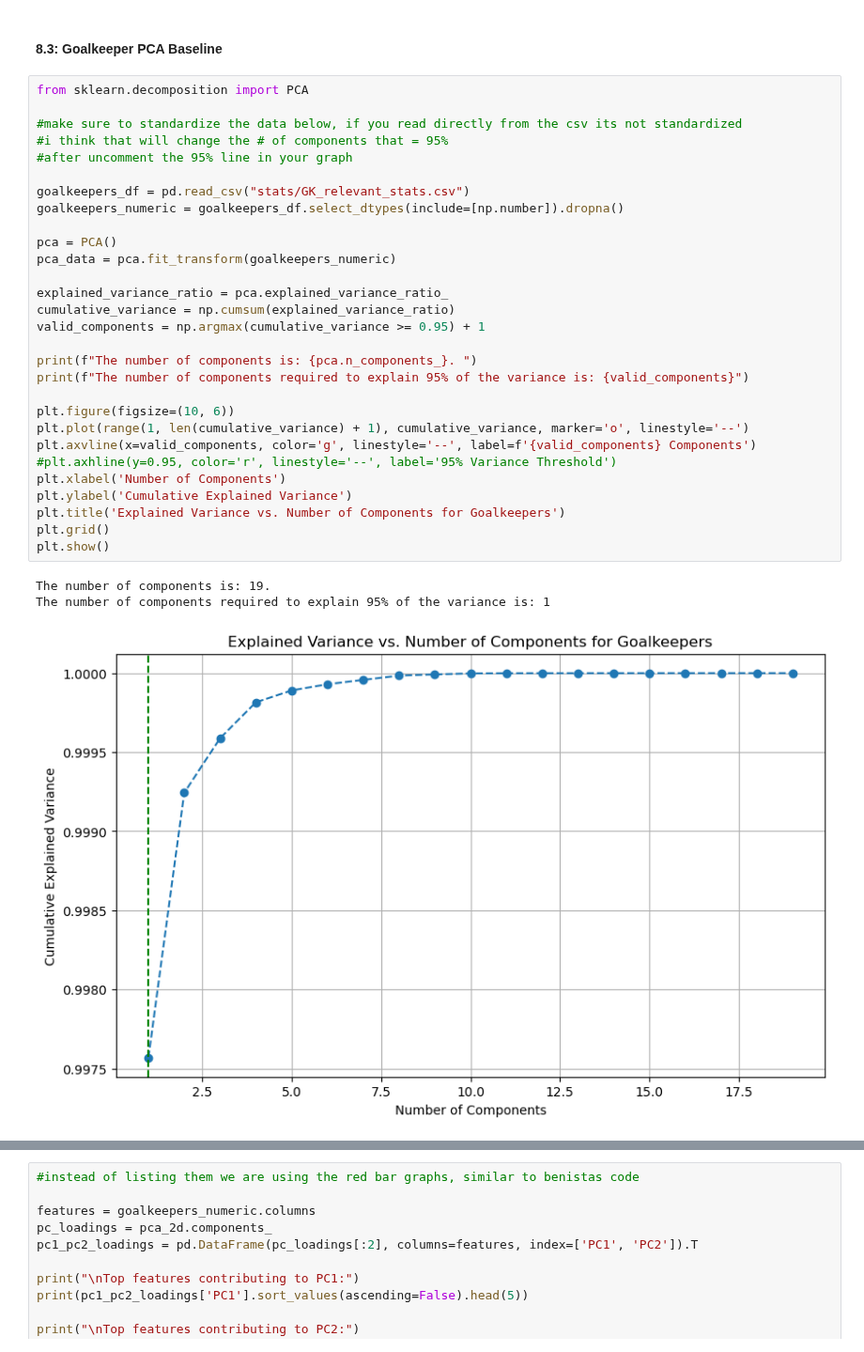
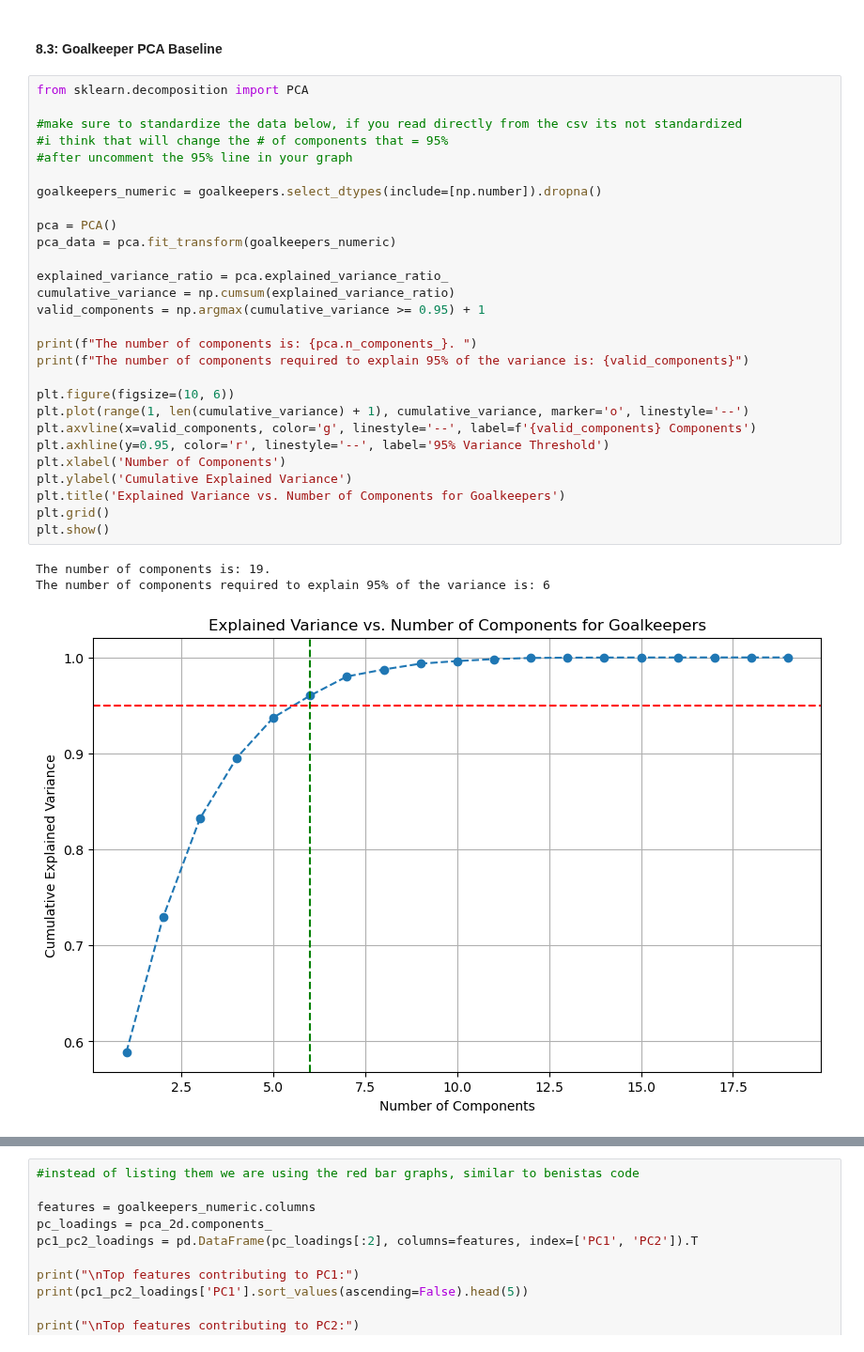
Before and after one commit to kezeani/109aproject, a Jupyter notebook: project.ipynb, the cells around one changed output, grey strips where cells are left out. Shown at 94% size. Cells and saved outputs as stored; diff of their text form.

```diff
--- a/project.ipynb
+++ b/project.ipynb
@@ -531,36 +531,35 @@ plt.show()
 # %%
 from sklearn.decomposition import PCA
 
 #make sure to standardize the data below, if you read directly from the csv its not standardized
 #i think that will change the # of components that = 95%
 #after uncomment the 95% line in your graph
 
-goalkeepers_df = pd.read_csv("stats/GK_relevant_stats.csv")
-goalkeepers_numeric = goalkeepers_df.select_dtypes(include=[np.number]).dropna()
+goalkeepers_numeric = goalkeepers.select_dtypes(include=[np.number]).dropna()
 
 pca = PCA()
 pca_data = pca.fit_transform(goalkeepers_numeric)
 
 explained_variance_ratio = pca.explained_variance_ratio_
 cumulative_variance = np.cumsum(explained_variance_ratio)
 valid_components = np.argmax(cumulative_variance >= 0.95) + 1
 
 print(f"The number of components is: {pca.n_components_}. ")
 print(f"The number of components required to explain 95% of the variance is: {valid_components}")
 
 plt.figure(figsize=(10, 6))
 plt.plot(range(1, len(cumulative_variance) + 1), cumulative_variance, marker='o', linestyle='--')
 plt.axvline(x=valid_components, color='g', linestyle='--', label=f'{valid_components} Components')
-#plt.axhline(y=0.95, color='r', linestyle='--', label='95% Variance Threshold')
+plt.axhline(y=0.95, color='r', linestyle='--', label='95% Variance Threshold')
 plt.xlabel('Number of Components')
 plt.ylabel('Cumulative Explained Variance')
 plt.title('Explained Variance vs. Number of Components for Goalkeepers')
 plt.grid()
 plt.show()
 # %% [output]
 The number of components is: 19.
-The number of components required to explain 95% of the variance is: 1
+The number of components required to explain 95% of the variance is: 6
-[figure, old version]
+[figure, new version]
 # %%
 pca_2d = PCA(n_components=2)
 goalkeepers_pca = pca_2d.fit_transform(goalkeepers_numeric)
```
Also changed, not shown: parts of 6 cells of this notebook.
